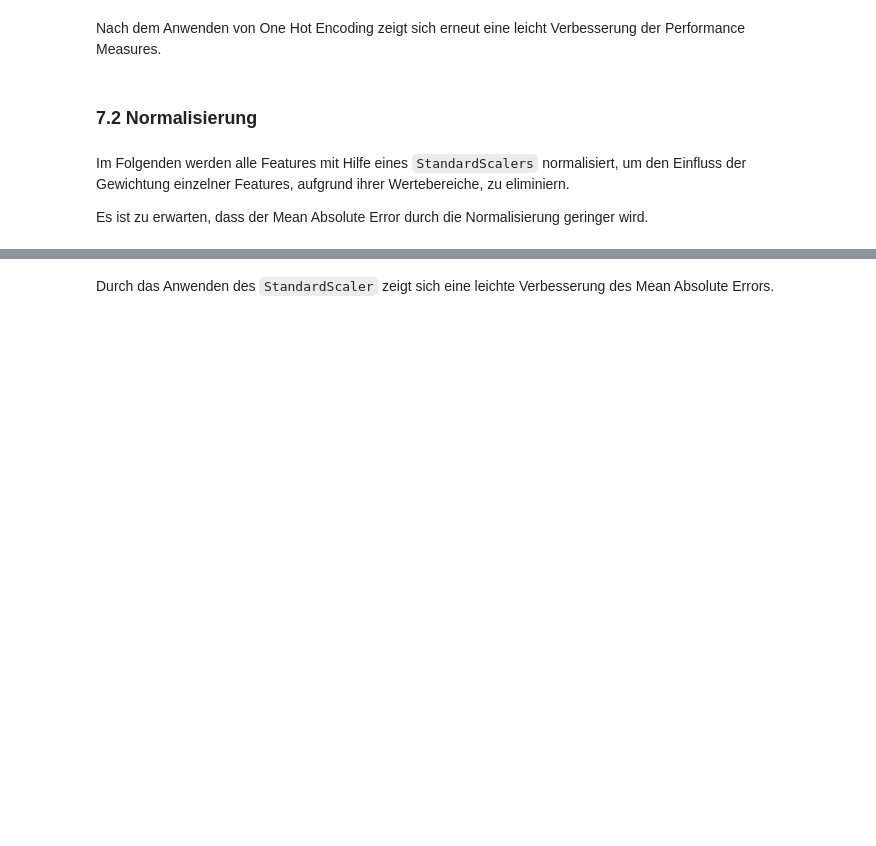
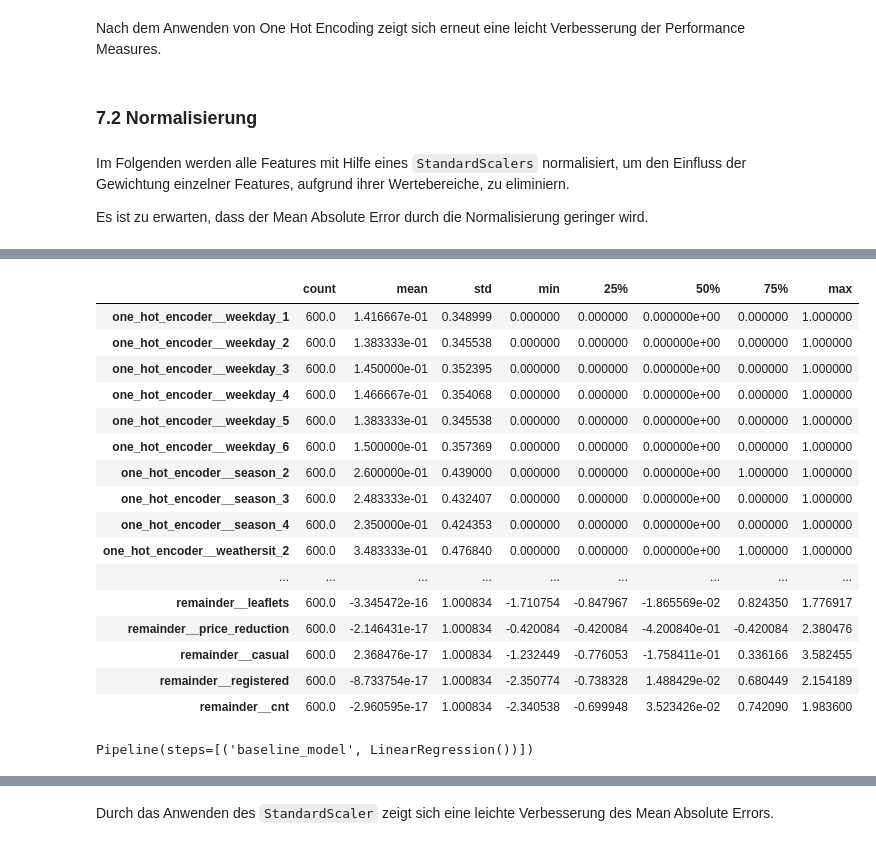
Before and after one commit to DavidRmn/introduction-data-science, a Jupyter notebook: project/task_2.ipynb, the cells around one changed output, grey strips where cells are left out. Drawn from its saved outputs; the diff is of its cells as text; code cells hidden in the pictures; blank space fills up the shorter version.

```diff
--- a/project/task_2.ipynb
+++ b/project/task_2.ipynb
@@ -709,5 +866,3 @@ pipeline_02 = Pipeline([
 pipeline = Pipeline([
     ("pipeline_01", pipeline_01),
     ("pipeline_02", pipeline_02)])
-# %%
-result = pipeline.fit_transform(train_data)
@@ -717,0 +869,2 @@ result = pd.DataFrame(result, columns=result_features, index=filtered_indices)
+# %%
+processed_data = pipeline.fit_transform(train_data_outliers_removed[features])
@@ -718 +873,5 @@ result = pd.DataFrame(result, columns=result_features, index=filtered_indices)
+# %%
+processed_data_features = pipeline.named_steps["pipeline_02"].named_steps['column_transformer_02'].get_feature_names_out()
+# %%
+processed_data = pd.DataFrame(processed_data, columns=processed_data_features, index=train_data_outliers_removed.index)
 # %%
@@ -720 +897,21 @@ result.head().T
+# %%
+processed_data.describe().T
+# %% [output]
+|  | count | mean | std | min | 25% | 50% | 75% | max |
+| one_hot_encoder__weekday_1 | 600.0 | 1.416667e-01 | 0.348999 | 0.000000 | 0.000000 | 0.000000e+00 | 0.000000 | 1.000000 |
+| one_hot_encoder__weekday_2 | 600.0 | 1.383333e-01 | 0.345538 | 0.000000 | 0.000000 | 0.000000e+00 | 0.000000 | 1.000000 |
+| one_hot_encoder__weekday_3 | 600.0 | 1.450000e-01 | 0.352395 | 0.000000 | 0.000000 | 0.000000e+00 | 0.000000 | 1.000000 |
+| one_hot_encoder__weekday_4 | 600.0 | 1.466667e-01 | 0.354068 | 0.000000 | 0.000000 | 0.000000e+00 | 0.000000 | 1.000000 |
+| one_hot_encoder__weekday_5 | 600.0 | 1.383333e-01 | 0.345538 | 0.000000 | 0.000000 | 0.000000e+00 | 0.000000 | 1.000000 |
+| one_hot_encoder__weekday_6 | 600.0 | 1.500000e-01 | 0.357369 | 0.000000 | 0.000000 | 0.000000e+00 | 0.000000 | 1.000000 |
+| one_hot_encoder__season_2 | 600.0 | 2.600000e-01 | 0.439000 | 0.000000 | 0.000000 | 0.000000e+00 | 1.000000 | 1.000000 |
+| one_hot_encoder__season_3 | 600.0 | 2.483333e-01 | 0.432407 | 0.000000 | 0.000000 | 0.000000e+00 | 0.000000 | 1.000000 |
+| one_hot_encoder__season_4 | 600.0 | 2.350000e-01 | 0.424353 | 0.000000 | 0.000000 | 0.000000e+00 | 0.000000 | 1.000000 |
+| one_hot_encoder__weathersit_2 | 600.0 | 3.483333e-01 | 0.476840 | 0.000000 | 0.000000 | 0.000000e+00 | 1.000000 | 1.000000 |
+| ... | ... | ... | ... | ... | ... | ... | ... | ... |
+| remainder__leaflets | 600.0 | -3.345472e-16 | 1.000834 | -1.710754 | -0.847967 | -1.865569e-02 | 0.824350 | 1.776917 |
+| remainder__price_reduction | 600.0 | -2.146431e-17 | 1.000834 | -0.420084 | -0.420084 | -4.200840e-01 | -0.420084 | 2.380476 |
+| remainder__casual | 600.0 | 2.368476e-17 | 1.000834 | -1.232449 | -0.776053 | -1.758411e-01 | 0.336166 | 3.582455 |
+| remainder__registered | 600.0 | -8.733754e-17 | 1.000834 | -2.350774 | -0.738328 | 1.488429e-02 | 0.680449 | 2.154189 |
+| remainder__cnt | 600.0 | -2.960595e-17 | 1.000834 | -2.340538 | -0.699948 | 3.523426e-02 | 0.742090 | 1.983600 |
 # %%
@@ -724,3 +921,5 @@ baseline_model_05 = Pipeline([("baseline_model", LinearRegression())])
 # %%
-baseline_model_05.fit(X_train, y_train)
+baseline_model_06.fit(X_train, y_train)
+# %% [output]
+Pipeline(steps=[('baseline_model', LinearRegression())])
 # %%
```
Also changed, not shown: parts of 45 cells of this notebook.
